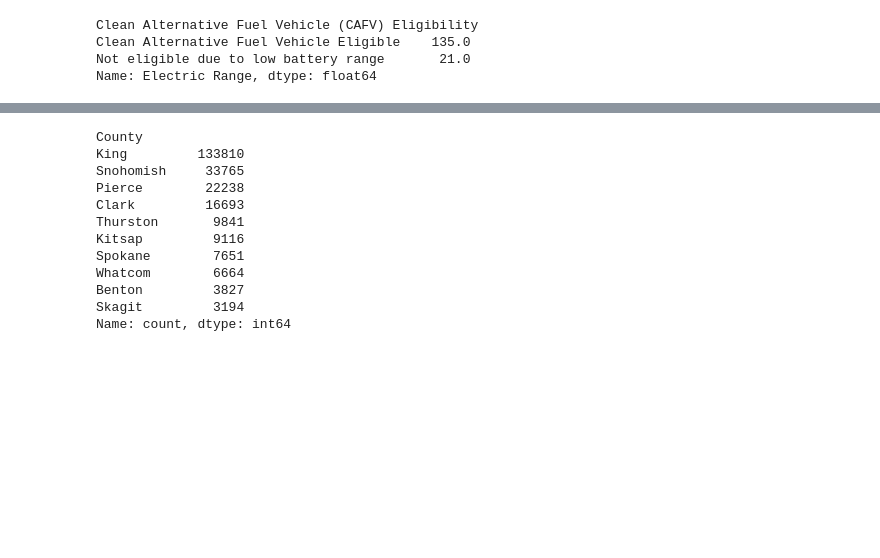
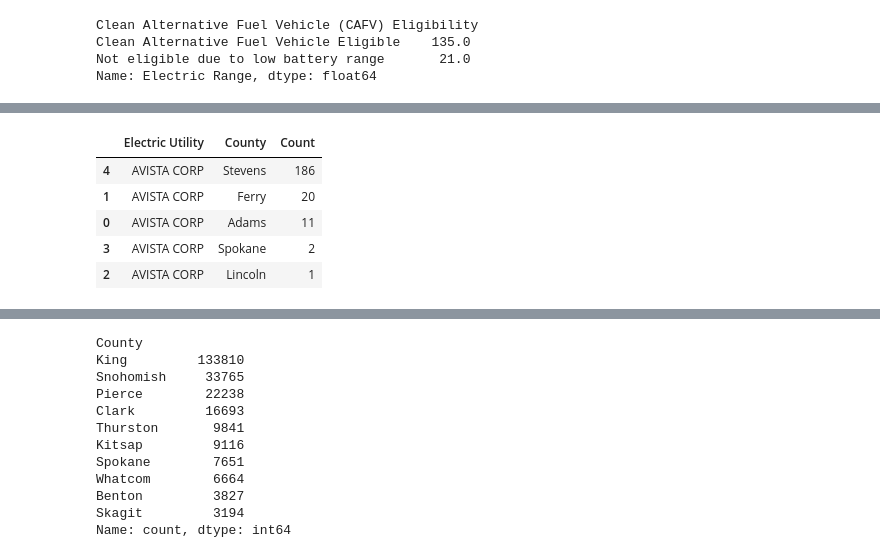
Before and after one commit to nawarfathi/electric-vehicle-analysis1, a Jupyter notebook: EV.ipynb, the cells around one changed output, grey strips where cells are left out. Saved outputs shown, nothing was run; the diff lists cells and outputs as text; code cells hidden in the pictures; blank space fills up the shorter version.

```diff
--- a/EV.ipynb
+++ b/EV.ipynb
@@ -1674,0 +1734,15 @@ Name: Electric Range, dtype: float64
+# %%
+utility_county = (
+    df.groupby(['Electric Utility','County'])
+    .size()
+    .reset_index(name='Count')
+)
+
+utility_county.head().sort_values(ascending=False,by='Count')
+# %% [output]
+|  | Electric Utility | County | Count |
+| 4 | AVISTA CORP | Stevens | 186 |
+| 1 | AVISTA CORP | Ferry | 20 |
+| 0 | AVISTA CORP | Adams | 11 |
+| 3 | AVISTA CORP | Spokane | 2 |
+| 2 | AVISTA CORP | Lincoln | 1 |
```
Also changed, not shown: parts of 8 cells of this notebook.
